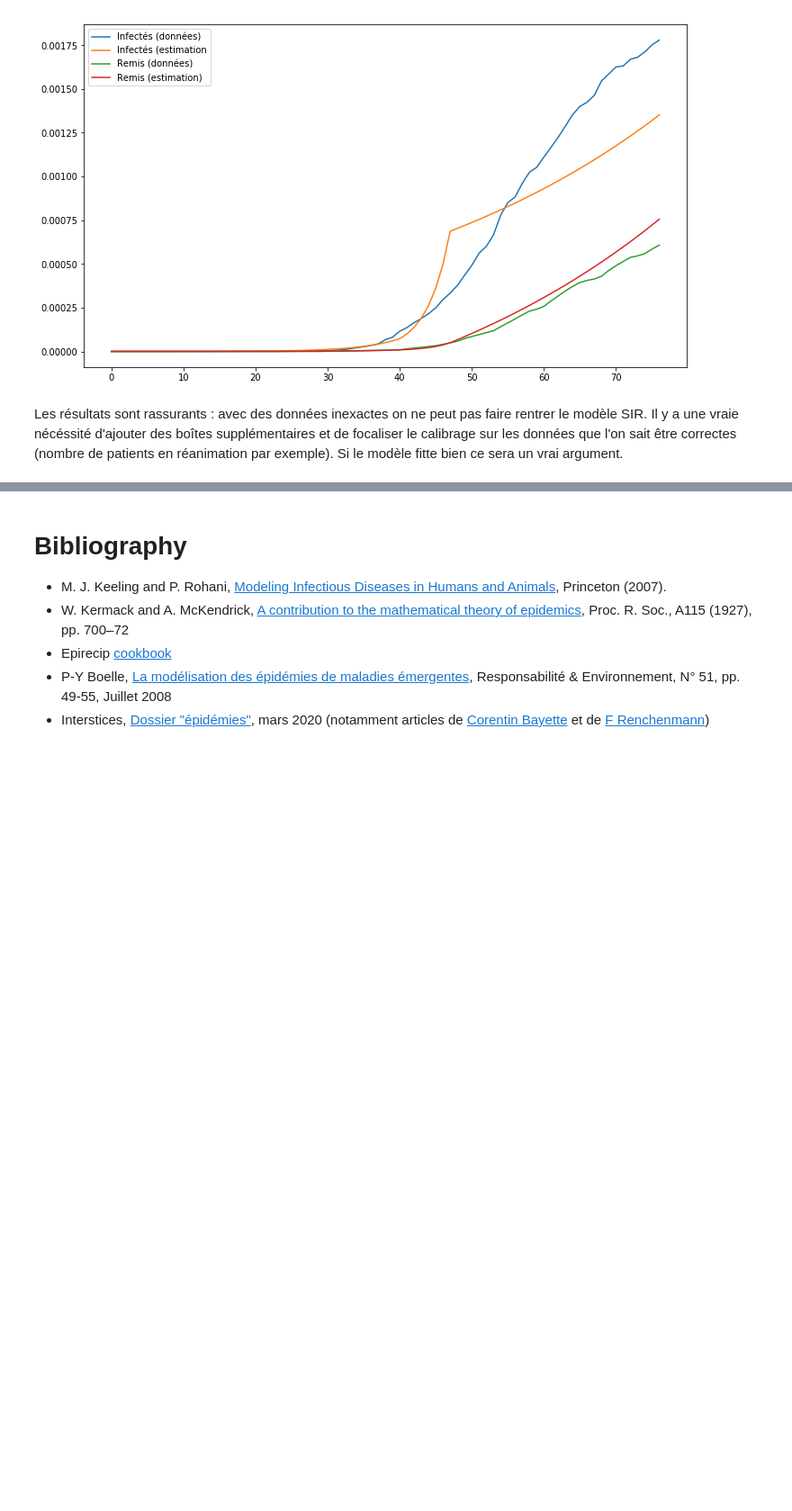
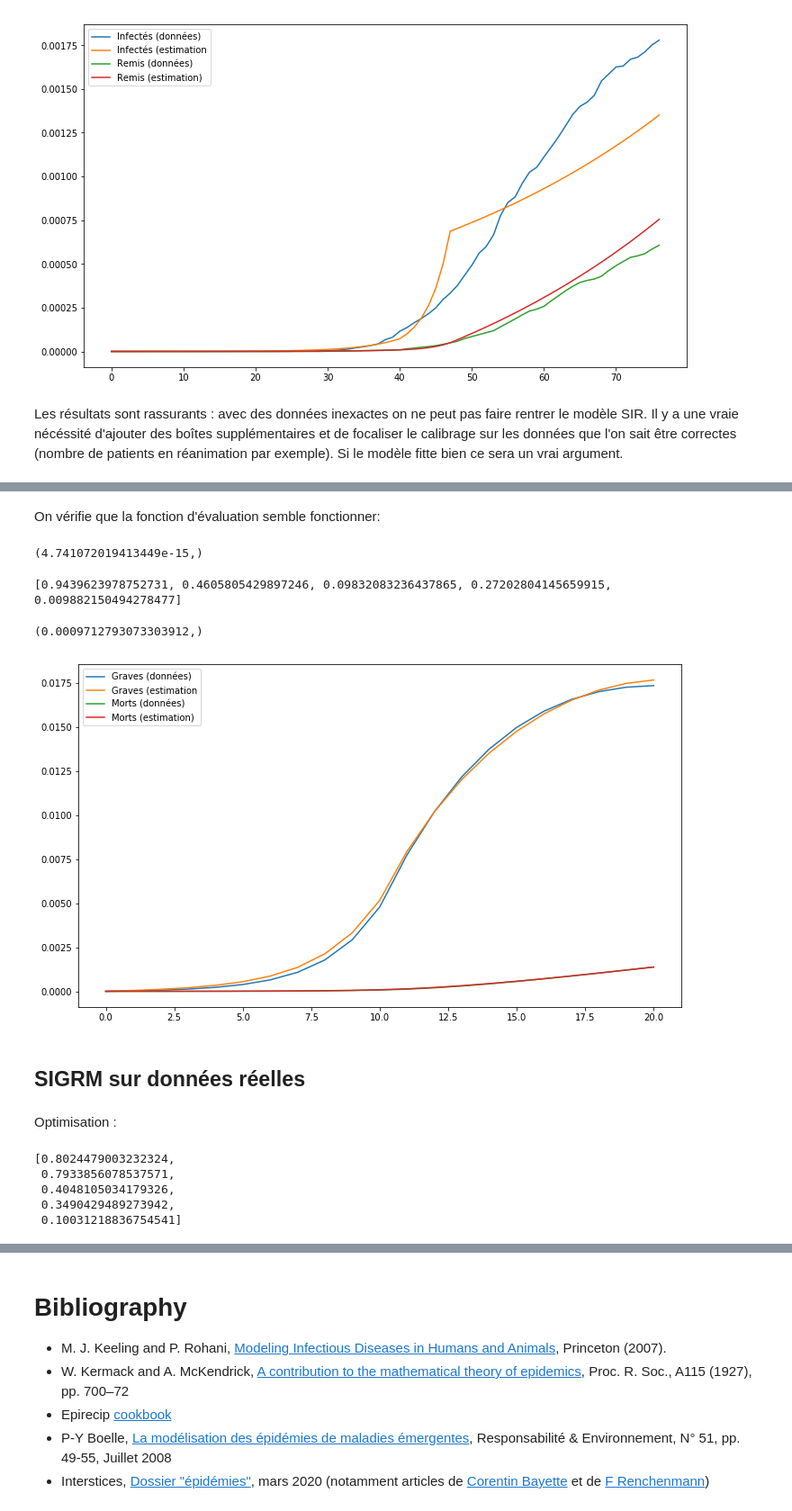
Before and after one commit to cristal-smac/mas_basics, a Jupyter notebook: covid_simulation.ipynb, the cells around one changed output, grey strips where cells are left out. Shown: that part at 90% size. Saved outputs shown, nothing was run; the diff lists cells and outputs as text; code cells hidden in the pictures; blank space fills up the shorter version.

```diff
--- a/covid_simulation.ipynb
+++ b/covid_simulation.ipynb
@@ -696,5 +745,5 @@ periodes_confinement = [40, 7, 29]
 # %%
-solution = optimisation_genetique_SIR(300, 1000, data_objectif_ministere, periodes_confinement)
+solution = optimisation_genetique(300, 1000, data_objectif_ministere, periodes_confinement,  eval_SIR, 4)
 # %%
 solution
 # %% [output]
@@ -710,0 +782,23 @@ Les résultats sont rassurants : avec des données inexactes on ne peut pas fair
+# %%
+def compare_solution_SIGRM(solution, data_objectif, periodes_confinement):
+    S=[data_objectif[0][0]]
+    I=[1 - data_objectif[0][0]]
+    G=[0.0]
+    R=[0.0]
+    M=[0.0]
+    liste_taux = []
+    i = 0
+    for periode in periodes_confinement:
+        liste_taux = liste_taux + [solution[i]] * periode
+        i += 1
+    tauxGraves = solution[-3]
+    tauxRemis = solution[-2]
+    tauxMortalite = solution[-1]
+    SIGRM_increment(S, I, G, R, M, liste_taux, tauxRemis, tauxGraves, tauxMortalite)
+
+    fig, ax = plt.subplots(figsize=(12,7))
+    plt.plot(data_objectif[2], label="Graves (données)")
+    plt.plot(G, label="Graves (estimation")
+    plt.plot(data_objectif[4], label="Morts (données)")
+    plt.plot(M, label="Morts (estimation)")
+    plt.legend()
@@ -710,0 +807,36 @@ Les résultats sont rassurants : avec des données inexactes on ne peut pas fair
+# %%
+S=[0.9995]
+I=[0.0005]
+G=[0.0]
+R=[0.0]
+M=[0.0]
+
+periodes_confinement = [10,10]
+liste_tauxTransmiss = [0.8] * 10 + [0.1] * 10
+tauxGraves = 0.05
+tauxRemis = 0.1
+tauxMortalite = 0.01
+SIGRM_increment(S, I, G, R, M, liste_tauxTransmiss, tauxRemis, tauxGraves, tauxMortalite)
+data_objectif = np.array([S, I, G, R, M])
+# %% [markdown]
+On vérifie que la fonction d'évaluation semble fonctionner:
+# %%
+eval_SIGRM([0.8, 0.1, 0.05, 0.1, 0.01], data_objectif, periodes_confinement)
+# %% [output]
+(4.741072019413449e-15,)
+# %%
+solution = optimisation_genetique(1000, 10000, data_objectif, periodes_confinement, eval_SIGRM, nb_parametres=5)
+# %%
+print(solution)
+# %% [output]
+[0.9439623978752731, 0.4605805429897246, 0.09832083236437865, 0.27202804145659915, 0.009882150494278477]
+# %%
+eval_SIGRM(solution, data_objectif, periodes_confinement)
+# %% [output]
+(0.0009712793073303912,)
+# %%
+compare_solution_SIGRM(solution, data_objectif, periodes_confinement)
+# %% [output]
+[figure, added]
+# %% [markdown]
+## SIGRM sur données réelles
@@ -710,0 +854,2 @@ Les résultats sont rassurants : avec des données inexactes on ne peut pas fair
+# %% [markdown]
+Optimisation :
@@ -710,0 +858,8 @@ Les résultats sont rassurants : avec des données inexactes on ne peut pas fair
+# %%
+solution
+# %% [output]
+[0.8024479003232324,
+ 0.7933856078537571,
+ 0.4048105034179326,
+ 0.3490429489273942,
+ 0.10031218836754541]
```
Also changed, not shown: parts of 51 cells of this notebook, 1 other file.
